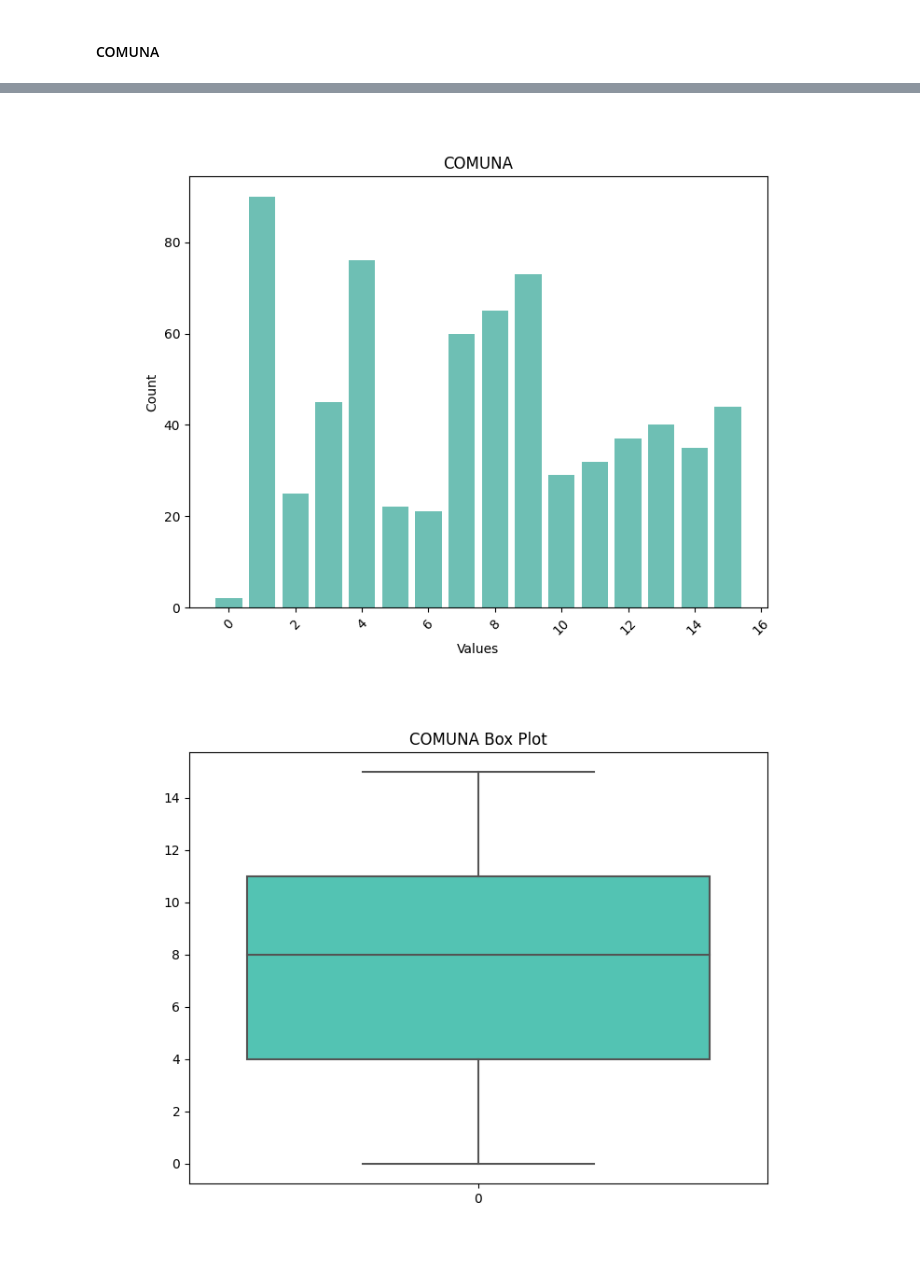
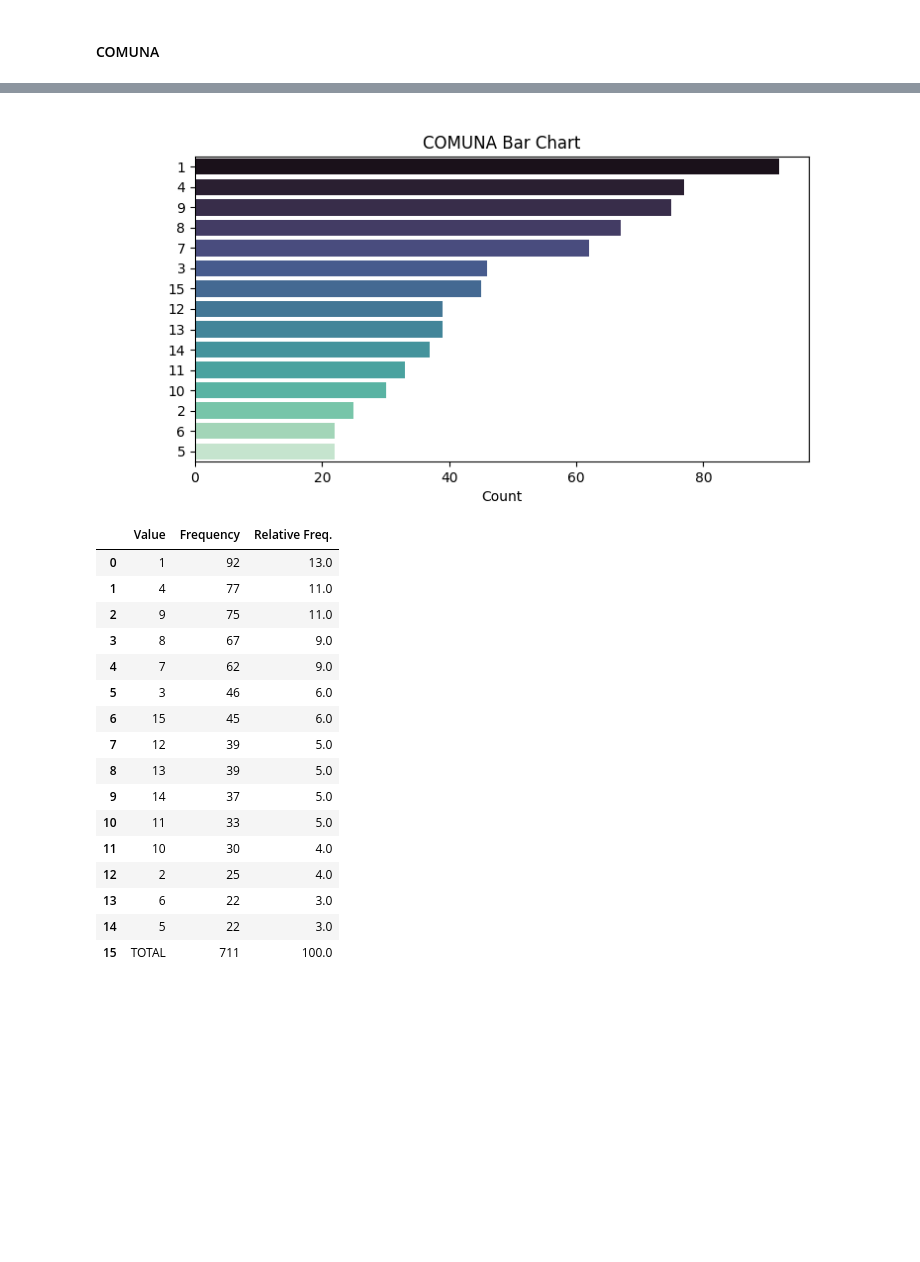
Before and after one commit to Slindex/Road-Accidents-DA, a Jupyter notebook: EDA.ipynb, the cells around one changed output, grey strips where cells are left out. Saved outputs shown, nothing was run; the diff lists cells and outputs as text; code cells hidden in the pictures; blank space fills up the shorter version.

```diff
--- a/EDA.ipynb
+++ b/EDA.ipynb
@@ -783,8 +856,22 @@ plt.show()
-# %%
-Image(filename='graphs/COMUNA_bar_chart.png')
-# %% [output]
-[figure, removed]
-# %%
-Image(filename='graphs/COMUNA_box_plot.png')
-# %% [output]
-[figure, removed]
+# %%
+display(Image(filename='graphs/COMUNA_hbars_graph.png'))
+ut.freq_table(df, 'COMUNA')
+# %% [output]
+[figure, added]
+|  | Value | Frequency | Relative Freq. |
+| 0 | 1 | 92 | 13.0 |
+| 1 | 4 | 77 | 11.0 |
+| 2 | 9 | 75 | 11.0 |
+| 3 | 8 | 67 | 9.0 |
+| 4 | 7 | 62 | 9.0 |
+| 5 | 3 | 46 | 6.0 |
+| 6 | 15 | 45 | 6.0 |
+| 7 | 12 | 39 | 5.0 |
+| 8 | 13 | 39 | 5.0 |
+| 9 | 14 | 37 | 5.0 |
+| 10 | 11 | 33 | 5.0 |
+| 11 | 10 | 30 | 4.0 |
+| 12 | 2 | 25 | 4.0 |
+| 13 | 6 | 22 | 3.0 |
+| 14 | 5 | 22 | 3.0 |
+| 15 | TOTAL | 711 | 100.0 |
```
Also changed, not shown: parts of 29 cells of this notebook, 16 other files.
